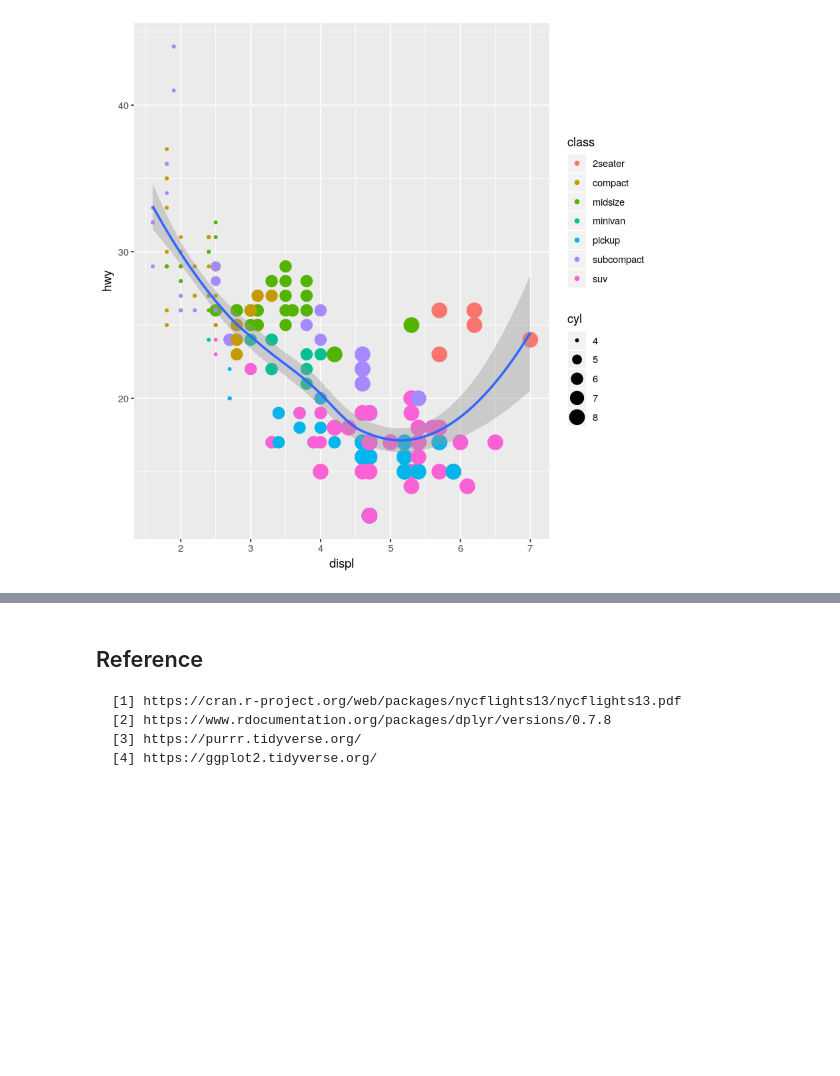
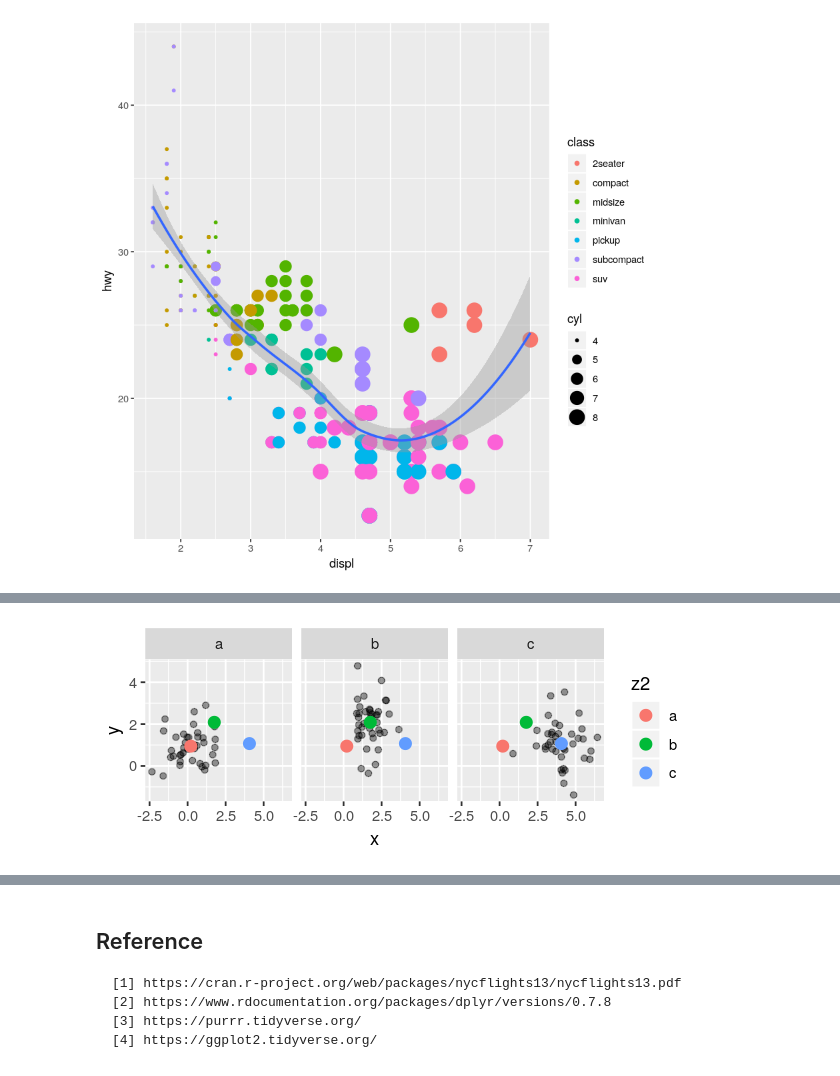
Before and after one commit to nithinivi/DataScienceInR, a Jupyter notebook: 03-Data_frames_and_Visualisations.ipynb, the cells around one changed output, grey strips where cells are left out. Drawn from its saved outputs; the diff is of its cells as text; code cells hidden in the pictures; blank space fills up the shorter version.

```diff
--- a/03-Data_frames_and_Visualisations.ipynb
+++ b/03-Data_frames_and_Visualisations.ipynb
@@ -298,0 +324,7 @@ ggplot() +
+# %%
+ggplot(df, aes(x, y)) +
+  geom_point(alpha=.4) +
+  geom_point(data = df_sum, aes(colour = z2), size = 3) +
+  facet_wrap(~z)
+# %% [output]
+[figure, added]
```
Also changed, not shown: parts of 17 cells of this notebook.
